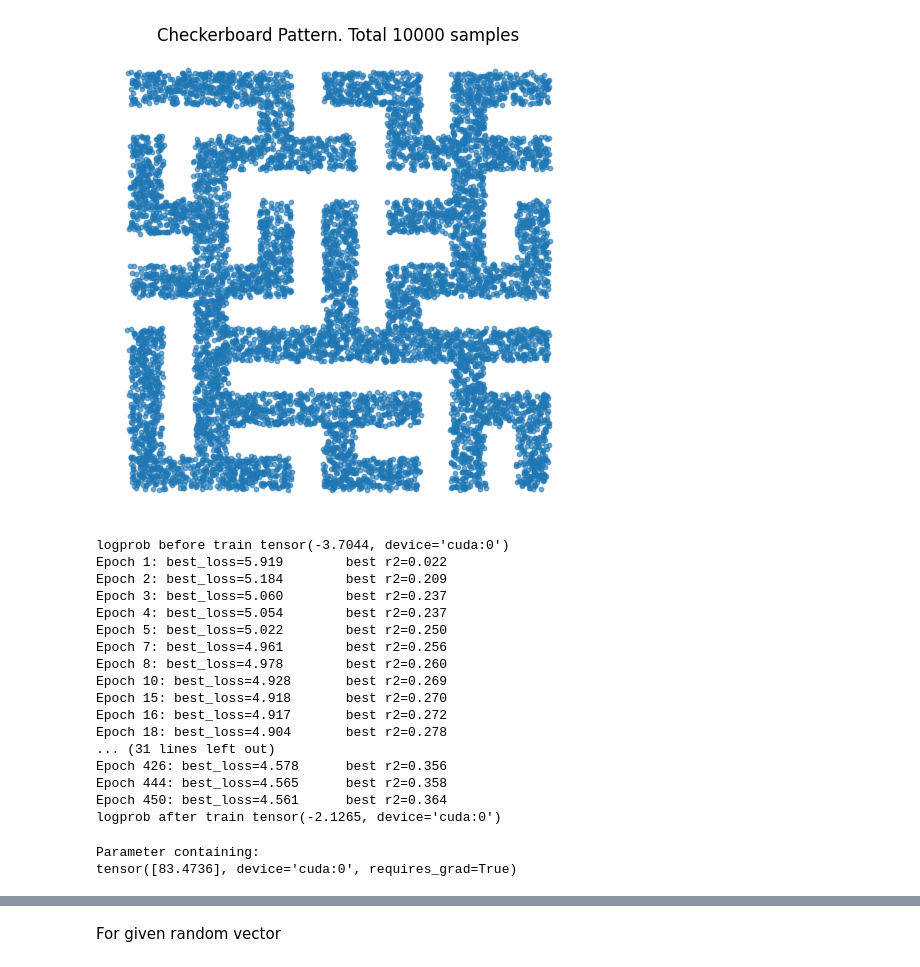
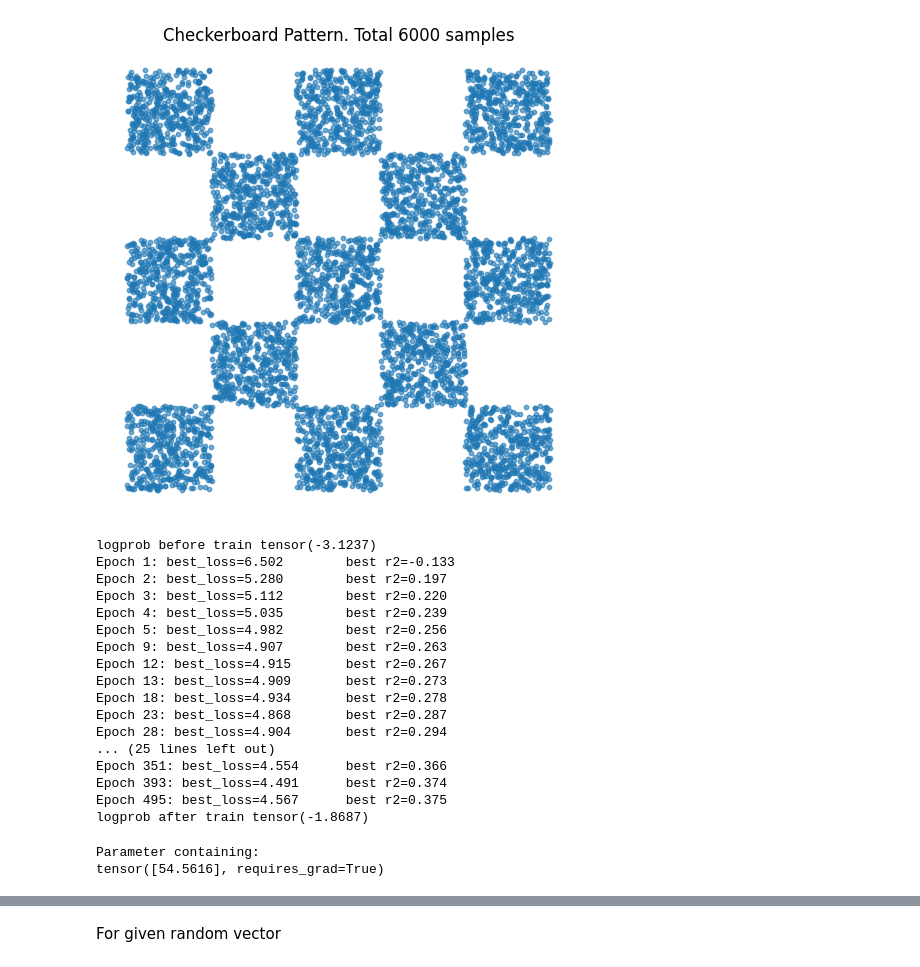
Before and after one commit to Kemsekov/One-Step-Exact-Likelihood-FlowMatching, a Jupyter notebook: checkerboard.ipynb, the cells around one changed output, grey strips where cells are left out. Drawn from its saved outputs; the diff is of its cells as text; code cells hidden in the pictures.

```diff
--- a/checkerboard.ipynb
+++ b/checkerboard.ipynb
@@ -186,29 +186,29 @@ def maze_dataset(n, grid_rows=8, grid_cols=8, path_width=0.5, noise=0.03):
 # %%
 torch.manual_seed(3)
 np.random.seed(0)
 
 data = maze_dataset(10000,path_width=0.5,grid_cols=7,grid_rows=7)
-# data=checkerboard(12000,5)
+data=checkerboard(12000,5)
 # data=concentric_circles(10000)[0]
 data = torch.tensor(data).float()
 data-=data.mean()
 data/=data.std()
 plt.figure(figsize=(6,6))
 plt.scatter(data[:, 0], data[:, 1], alpha=0.6, s=10)
 plt.title(f'Checkerboard Pattern. Total {len(data)} samples')
 plt.axis("off")
 plt.show()
 # %% [output]
-[figure, old version]
+[figure, new version]
 # %%
 from kemsekov_torch.flow_matching import FlowModel1d
 
-torch.manual_seed(2)
+torch.manual_seed(244)
 fm = FlowModel1d(
     data.shape[-1],
     hidden_dim=64,
-    residual_blocks=10,
-    device='cuda',
+    residual_blocks=5,
+    device='cpu',
     # dropout_p=0.1
 )
 
@@ -221,25 +221,25 @@ with torch.no_grad():
 
 fm.time_scaler
 # %% [output]
-logprob before train tensor(-3.7044, device='cuda:0')
-Epoch 1: best_loss=5.919        best r2=0.022
-Epoch 2: best_loss=5.184        best r2=0.209
-Epoch 3: best_loss=5.060        best r2=0.237
-Epoch 4: best_loss=5.054        best r2=0.237
-Epoch 5: best_loss=5.022        best r2=0.250
-Epoch 7: best_loss=4.961        best r2=0.256
-Epoch 8: best_loss=4.978        best r2=0.260
-Epoch 10: best_loss=4.928       best r2=0.269
-Epoch 15: best_loss=4.918       best r2=0.270
-Epoch 16: best_loss=4.917       best r2=0.272
-Epoch 18: best_loss=4.904       best r2=0.278
-... (31 lines left out)
-Epoch 426: best_loss=4.578      best r2=0.356
-Epoch 444: best_loss=4.565      best r2=0.358
-Epoch 450: best_loss=4.561      best r2=0.364
-logprob after train tensor(-2.1265, device='cuda:0')
+logprob before train tensor(-3.1237)
+Epoch 1: best_loss=6.502        best r2=-0.133
+Epoch 2: best_loss=5.280        best r2=0.197
+Epoch 3: best_loss=5.112        best r2=0.220
+Epoch 4: best_loss=5.035        best r2=0.239
+Epoch 5: best_loss=4.982        best r2=0.256
+Epoch 9: best_loss=4.907        best r2=0.263
+Epoch 12: best_loss=4.915       best r2=0.267
+Epoch 13: best_loss=4.909       best r2=0.273
+Epoch 18: best_loss=4.934       best r2=0.278
+Epoch 23: best_loss=4.868       best r2=0.287
+Epoch 28: best_loss=4.904       best r2=0.294
+... (25 lines left out)
+Epoch 351: best_loss=4.554      best r2=0.366
+Epoch 393: best_loss=4.491      best r2=0.374
+Epoch 495: best_loss=4.567      best r2=0.375
+logprob after train tensor(-1.8687)
 Parameter containing:
-tensor([83.4736], device='cuda:0', requires_grad=True)
+tensor([54.5616], requires_grad=True)
 # %%
 # from matplotlib import pyplot as plt
 
```
Also changed, not shown: parts of 13 cells of this notebook, 1 other file.
